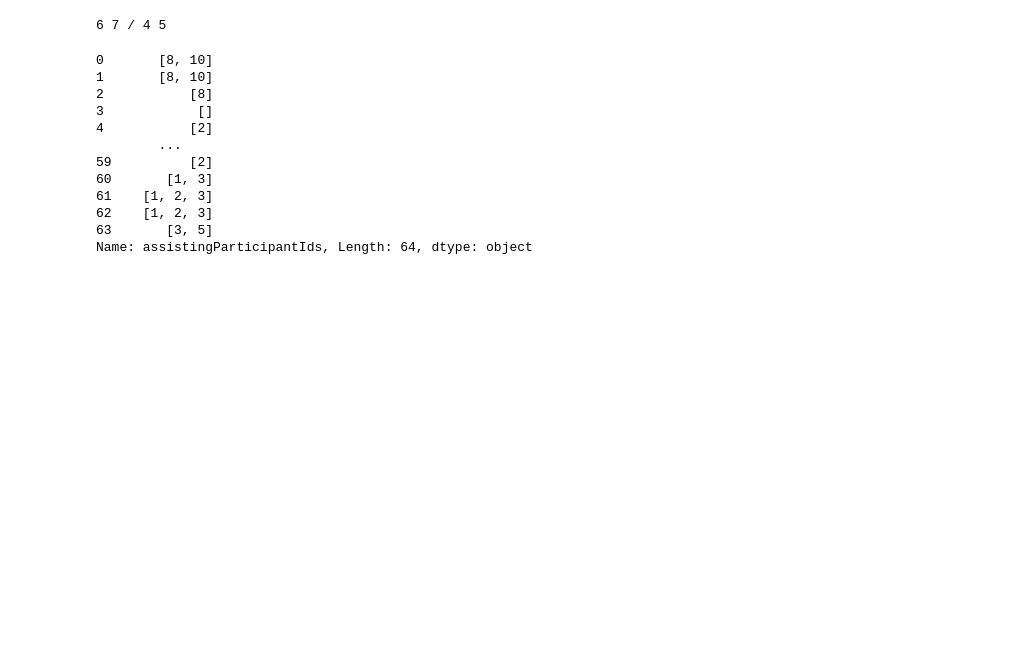
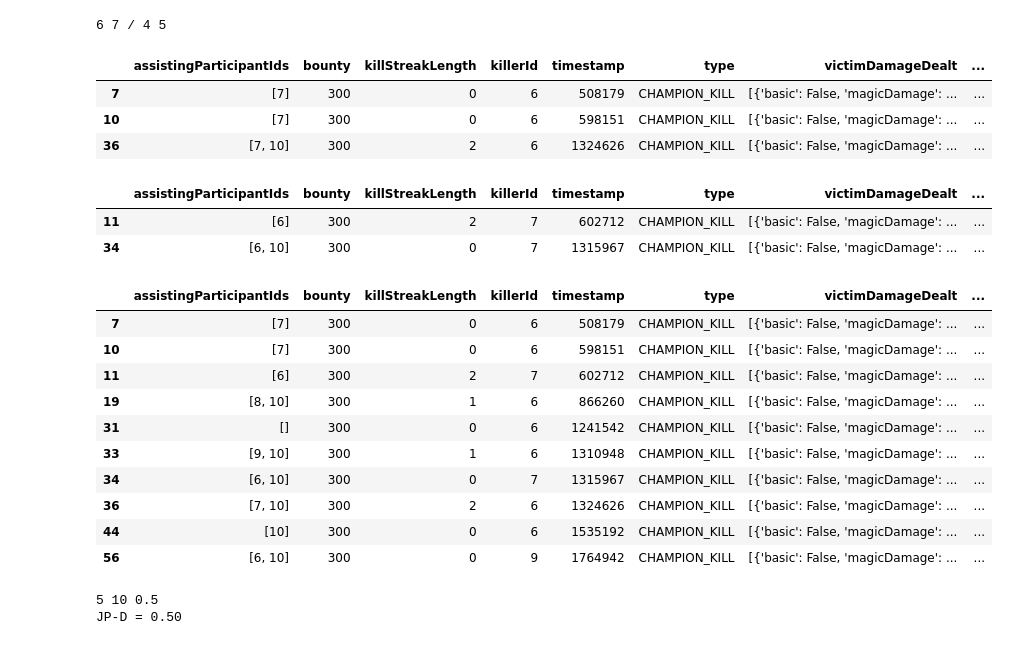
Before and after one commit to uowol/Project_LoLStatistics, a Jupyter notebook: stat_data_야식은치킨이지.ipynb, the cells around one changed output. Cells and saved outputs as stored; diff of their text form; code cells hidden in the pictures; blank space fills up the shorter version.

```diff
--- a/stat_data_야식은치킨이지.ipynb
+++ b/stat_data_야식은치킨이지.ipynb
@@ -449,22 +435,38 @@ d.assistingParticipantIds = [[] if x is np.NaN else x for x in d.assistingPartic
 # %%
 # mask 생성
 mask_summoner_kill = d.killerId == summoner_index+1
-# mask_summoner_assist =
-d.assistingParticipantIds.map(lambda arr : summoner_index+1 in arr)
-# mask_summoner_jungler_assist = d.killerId == summoner_index+1
+mask_summoner_assist = d.assistingParticipantIds.map(lambda arr : summoner_index+1 in arr)
+mask_summoner_jungler_kill = d.killerId == jungler_index[summoner_team]+1
+mask_summoner_jungler_assist = d.assistingParticipantIds.map(lambda arr : jungler_index[summoner_team]+1 in arr)
 # print(mask_summoner_kill)
-# df_kill_events[]
-# df_kill_events[(d.killerId == summoner_index+1) & d.assistingParticipantIds.map(lambda x: False if type(x) == float else jungler_index[summoner_team]+1 in x)]
+display(d[mask_summoner_jungler_assist & mask_summoner_kill])
+display(d[mask_summoner_jungler_kill & mask_summoner_assist])
+display(d[mask_summoner_kill | mask_summoner_assist])
 # %% [output]
-0       [8, 10]
-1       [8, 10]
-2           [8]
-3            []
-4           [2]
-        ...
-59          [2]
-60       [1, 3]
-61    [1, 2, 3]
-62    [1, 2, 3]
-63       [3, 5]
-Name: assistingParticipantIds, Length: 64, dtype: object
+|  | assistingParticipantIds | bounty | killStreakLength | killerId | timestamp | type | victimDamageDealt | ... |
+| 7 | [7] | 300 | 0 | 6 | 508179 | CHAMPION_KILL | [{'basic': False, 'magicDamage': ... | ... |
+| 10 | [7] | 300 | 0 | 6 | 598151 | CHAMPION_KILL | [{'basic': False, 'magicDamage': ... | ... |
+| 36 | [7, 10] | 300 | 2 | 6 | 1324626 | CHAMPION_KILL | [{'basic': False, 'magicDamage': ... | ... |
+|  | assistingParticipantIds | bounty | killStreakLength | killerId | timestamp | type | victimDamageDealt | ... |
+| 11 | [6] | 300 | 2 | 7 | 602712 | CHAMPION_KILL | [{'basic': False, 'magicDamage': ... | ... |
+| 34 | [6, 10] | 300 | 0 | 7 | 1315967 | CHAMPION_KILL | [{'basic': False, 'magicDamage': ... | ... |
+|  | assistingParticipantIds | bounty | killStreakLength | killerId | timestamp | type | victimDamageDealt | ... |
+| 7 | [7] | 300 | 0 | 6 | 508179 | CHAMPION_KILL | [{'basic': False, 'magicDamage': ... | ... |
+| 10 | [7] | 300 | 0 | 6 | 598151 | CHAMPION_KILL | [{'basic': False, 'magicDamage': ... | ... |
+| 11 | [6] | 300 | 2 | 7 | 602712 | CHAMPION_KILL | [{'basic': False, 'magicDamage': ... | ... |
+| 19 | [8, 10] | 300 | 1 | 6 | 866260 | CHAMPION_KILL | [{'basic': False, 'magicDamage': ... | ... |
+| 31 | [] | 300 | 0 | 6 | 1241542 | CHAMPION_KILL | [{'basic': False, 'magicDamage': ... | ... |
+| 33 | [9, 10] | 300 | 1 | 6 | 1310948 | CHAMPION_KILL | [{'basic': False, 'magicDamage': ... | ... |
+| 34 | [6, 10] | 300 | 0 | 7 | 1315967 | CHAMPION_KILL | [{'basic': False, 'magicDamage': ... | ... |
+| 36 | [7, 10] | 300 | 2 | 6 | 1324626 | CHAMPION_KILL | [{'basic': False, 'magicDamage': ... | ... |
+| 44 | [10] | 300 | 0 | 6 | 1535192 | CHAMPION_KILL | [{'basic': False, 'magicDamage': ... | ... |
+| 56 | [6, 10] | 300 | 0 | 9 | 1764942 | CHAMPION_KILL | [{'basic': False, 'magicDamage': ... | ... |
+# %%
+# 정글러 관여율을 [(정글러의 어시, 나의 킬) + (나의 어시, 정글러의 킬)]/(나의 킬 + 나의 어시) 로 가정함
+a = len(d[mask_summoner_kill & mask_summoner_jungler_assist]) + len(d[mask_summoner_assist & mask_summoner_jungler_kill])
+b = len(d[mask_summoner_assist + mask_summoner_kill])
+print(a, b, a/b)
+print("JP-D = %.2f" % (a/b))
+# %% [output]
+5 10 0.5
+JP-D = 0.50
```
Also changed, not shown: parts of 4 cells of this notebook, 1 other file.
